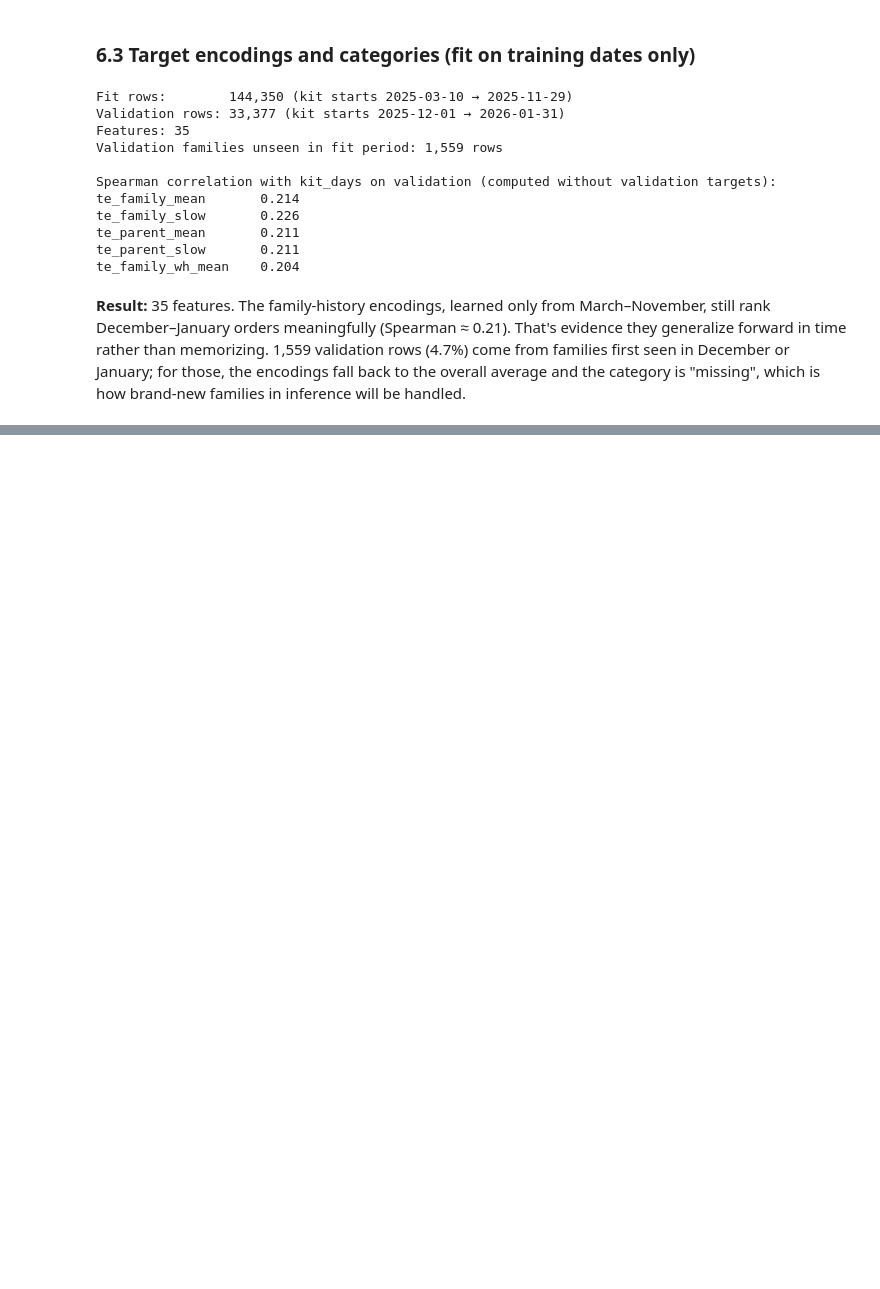
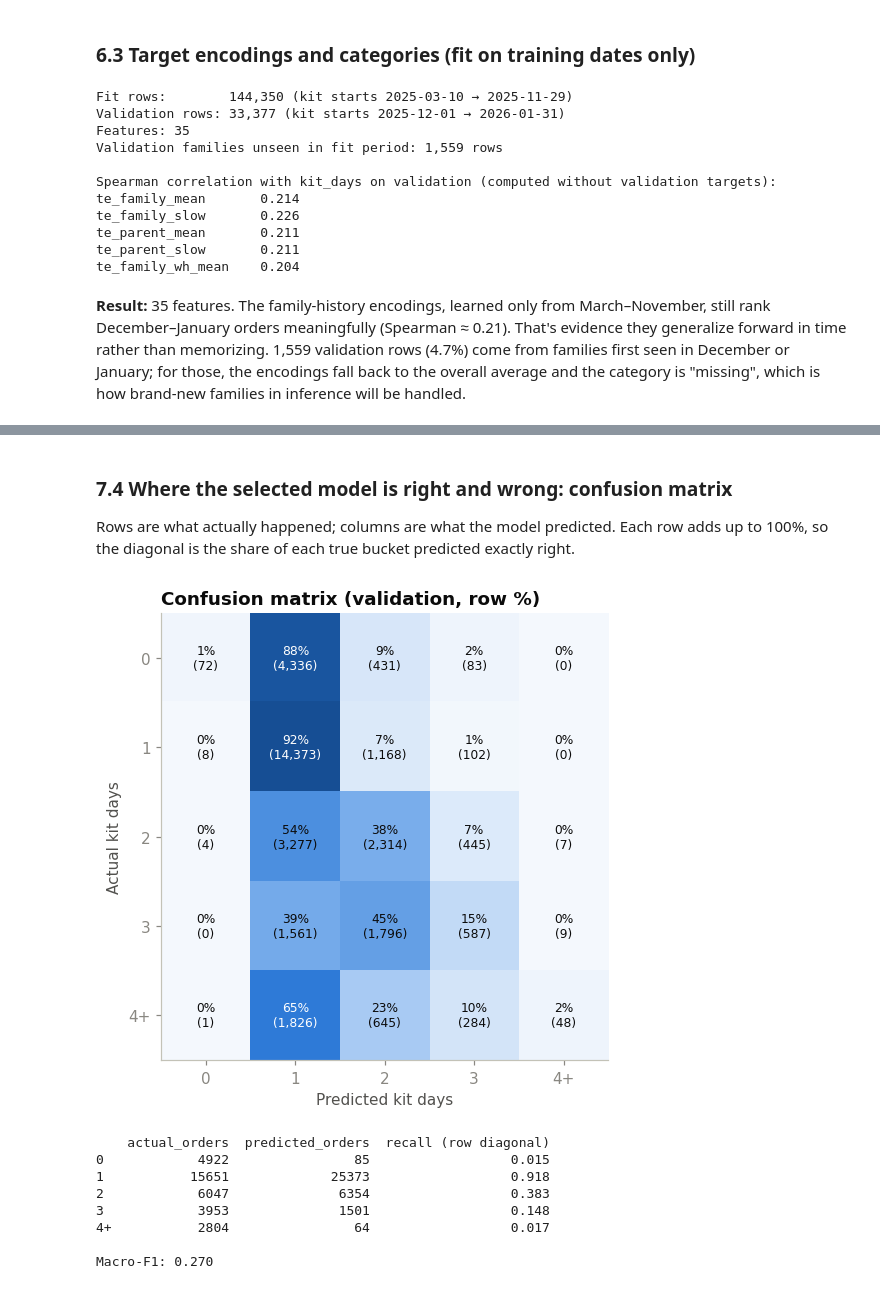
Before and after one commit to ZakirPatwa/Zakir_Patwa_DS_Case_2026, a Jupyter notebook: Zakir_Patwa_DS_Case_Notebook_2026.ipynb, the cells around one changed output, grey strips where cells are left out. Drawn from its saved outputs; the diff is of its cells as text; code cells hidden in the pictures; blank space fills up the shorter version.

```diff
--- a/Zakir_Patwa_DS_Case_Notebook_2026.ipynb
+++ b/Zakir_Patwa_DS_Case_Notebook_2026.ipynb
@@ -978,0 +1225,38 @@ te_family_wh_mean    0.204
+# %% [markdown]
+### 7.4 Where the selected model is right and wrong: confusion matrix
+Rows are what actually happened; columns are what the model predicted. Each row adds up to 100%, so the diagonal is the share of each true bucket predicted exactly right.
+# %%
+cm = confusion_matrix(to_bucket(y_val), to_bucket(pred_best), labels=range(5))
+cm_pct = cm / cm.sum(axis=1, keepdims=True)
+
+fig, ax = plt.subplots(figsize=(6.2, 5))
+im = ax.imshow(cm_pct, cmap=blues, vmin=0, vmax=1)
+for i in range(5):
+    for j in range(5):
+        ax.text(j, i, f"{cm_pct[i, j]:.0%}\n({cm[i, j]:,})", ha="center", va="center", fontsize=8,
+                color="white" if cm_pct[i, j] > 0.55 else INK)
+ax.set_xticks(range(5))
+ax.set_xticklabels(BUCKETS)
+ax.set_yticks(range(5))
+ax.set_yticklabels(BUCKETS)
+ax.set_xlabel("Predicted kit days")
+ax.set_ylabel("Actual kit days")
+ax.grid(False)
+ax.set_title("Confusion matrix (validation, row %)")
+plt.tight_layout()
+save_fig(fig, "f2_confusion_matrix")
+
+per_bucket = pd.DataFrame({"actual_orders": cm.sum(axis=1), "predicted_orders": cm.sum(axis=0),
+                           "recall (row diagonal)": cm_pct.diagonal().round(3)}, index=BUCKETS)
+print(per_bucket.to_string())
+print(f"\nMacro-F1: {results[winner_name]['macro_f1']:.3f}")
+# %% [output]
+[figure, added]
+    actual_orders  predicted_orders  recall (row diagonal)
+0            4922                85                  0.015
+1           15651             25373                  0.918
+2            6047              6354                  0.383
+3            3953              1501                  0.148
+4+           2804                64                  0.017
+
+Macro-F1: 0.270
```
Also changed, not shown: parts of 23 cells of this notebook, 5 other files.
